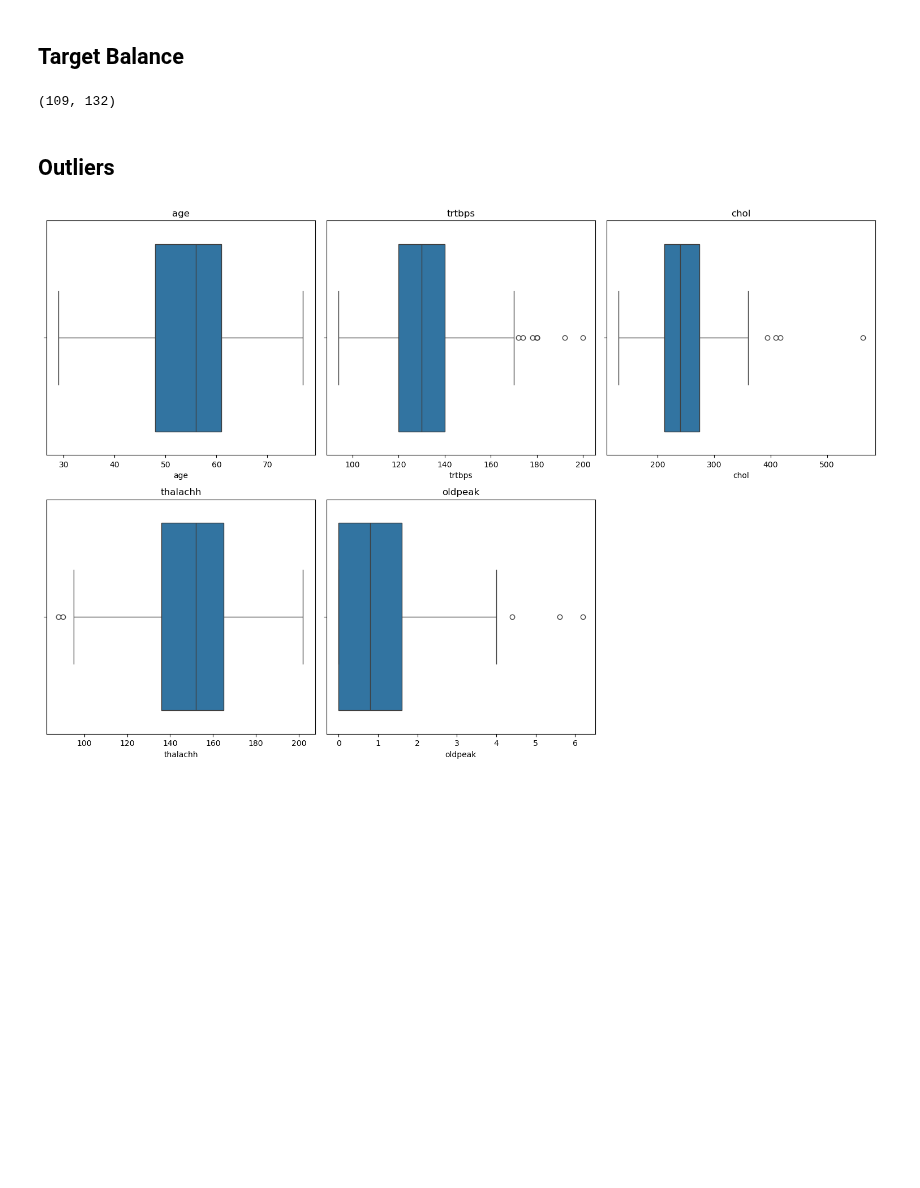
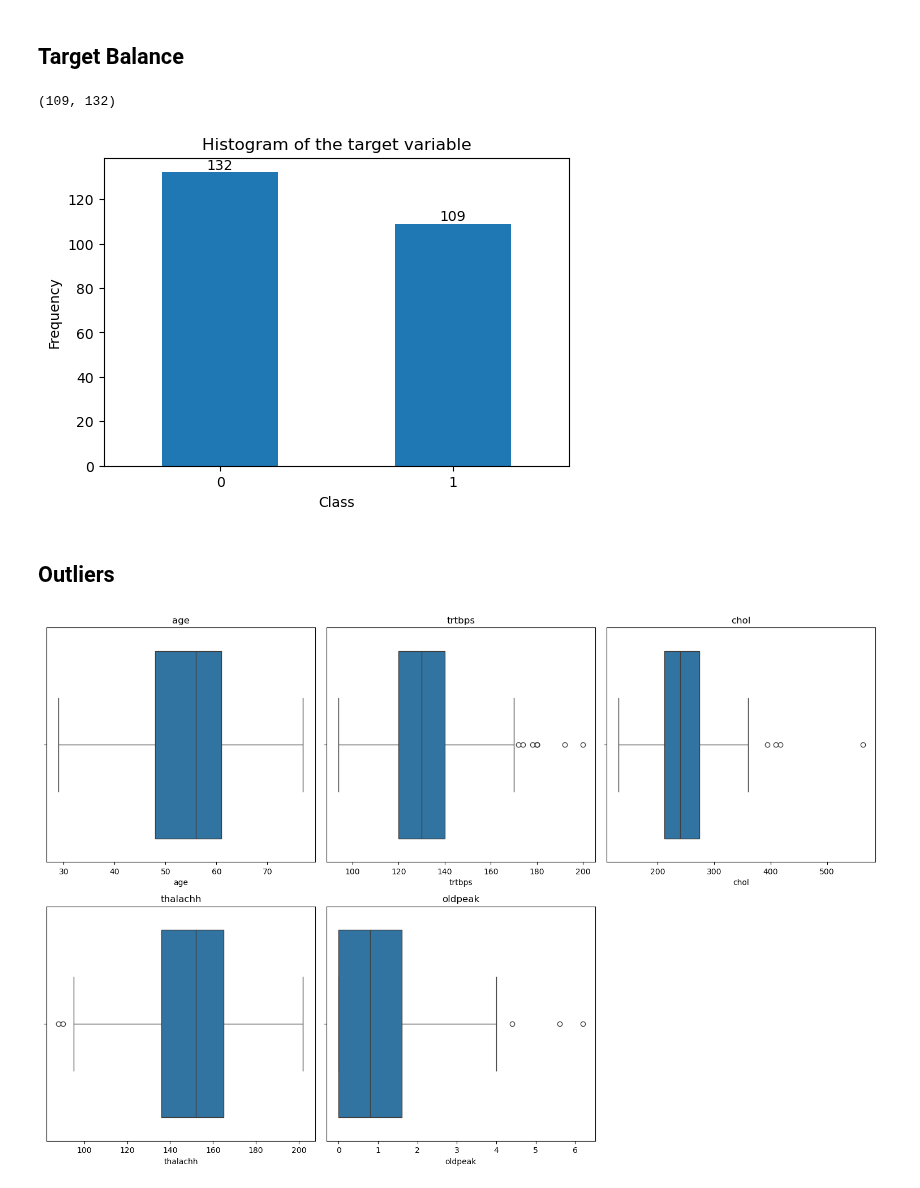
Before and after one commit to AlexGoncalves21/SInts_24, a Jupyter notebook: FinalProject/EDA_FEngineering.ipynb, the cells around one changed output. Cells and saved outputs as stored; diff of their text form; code cells hidden in the pictures; blank space fills up the shorter version.

```diff
--- a/FinalProject/EDA_FEngineering.ipynb
+++ b/FinalProject/EDA_FEngineering.ipynb
@@ -170,6 +170,22 @@ X_train.shape, X_test.shape, y_train.shape, y_test.shape
 # we will leave it as is
 # %% [output]
 (109, 132)
+# %%
+plt.figure(figsize=(6, 4))
+value_counts = y_train.value_counts()
+ax = value_counts.plot(kind='bar')
+plt.xlabel('Class')
+plt.ylabel('Frequency')
+plt.title('Histogram of the target variable')
+plt.xticks([0, 1], ['0', '1'], rotation=0)  # Set x-tick labels as 0 and 1
+
+# Add count on top of each bar
+for index, value in enumerate(value_counts):
+    ax.text(index, value + 0.1, str(value), ha='center', va='bottom')
+
+plt.show()
+# %% [output]
+[figure, added]
 # %% [markdown]
 ## Outliers
 # %%
```
Also changed, not shown: 2 other files.
